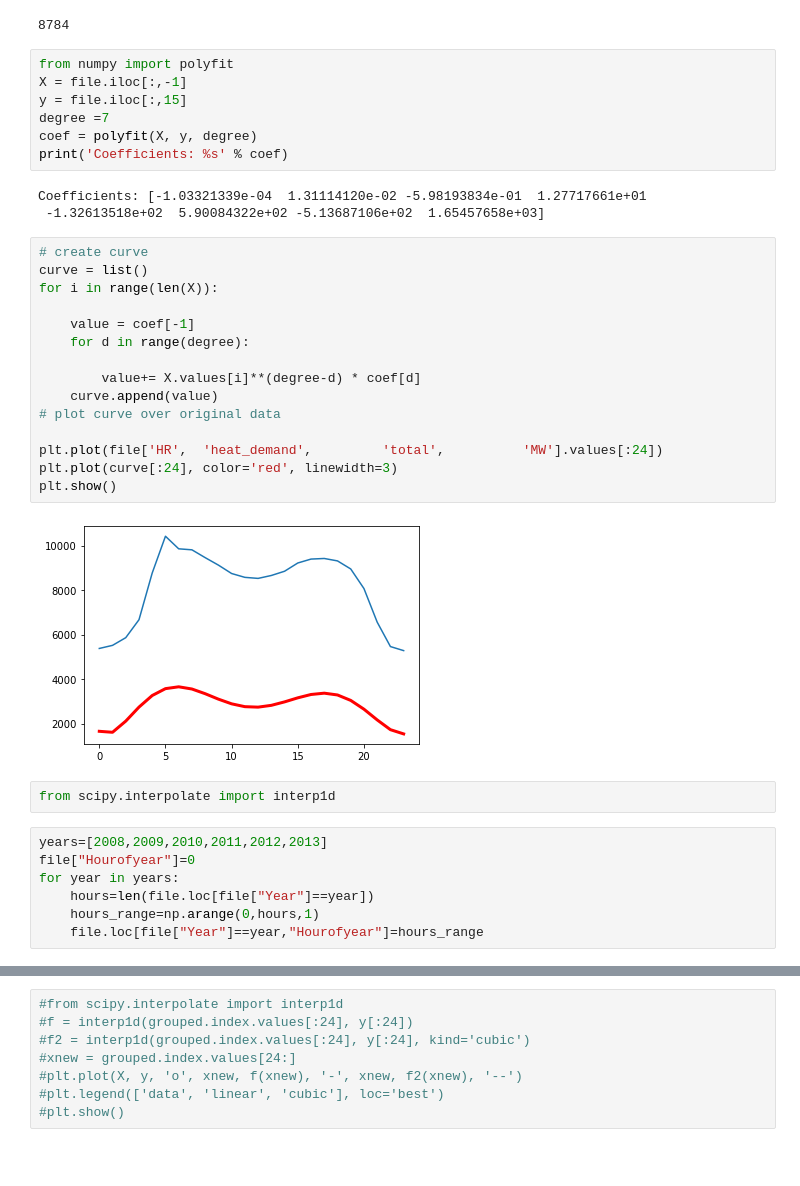
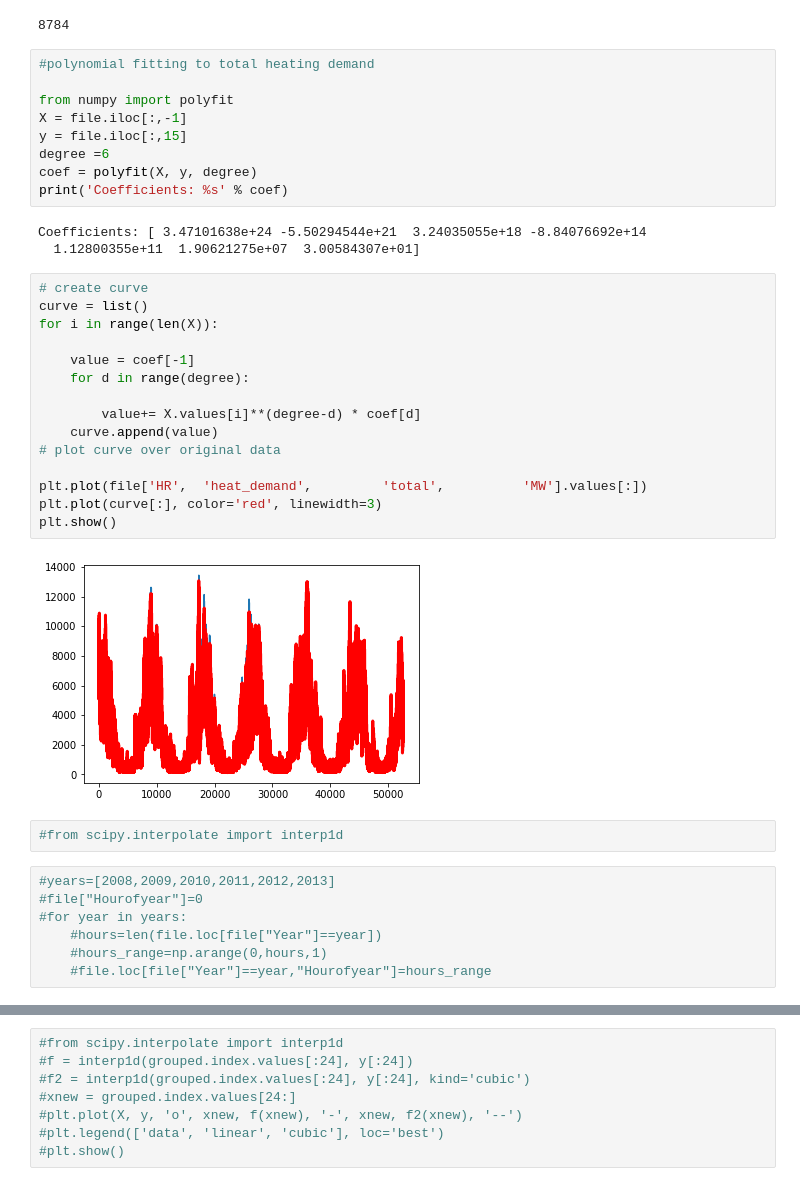
Before and after one commit to ehlimana/EMS, a Jupyter notebook: Untitled2.ipynb, the cells around one changed output, grey strips where cells are left out. Drawn from its saved outputs; the diff is of its cells as text; blank space fills up the shorter version.

```diff
--- a/Untitled2.ipynb
+++ b/Untitled2.ipynb
@@ -185,39 +191,41 @@ len(file.loc[file["Year"]==2008])
 # %% [output]
 8784
 # %%
+#polynomial fitting to total heating demand
+
 from numpy import polyfit
 X = file.iloc[:,-1]
 y = file.iloc[:,15]
-degree =7
+degree =6
 coef = polyfit(X, y, degree)
 print('Coefficients: %s' % coef)
 # %% [output]
-Coefficients: [-1.03321339e-04  1.31114120e-02 -5.98193834e-01  1.27717661e+01
- -1.32613518e+02  5.90084322e+02 -5.13687106e+02  1.65457658e+03]
+Coefficients: [ 3.47101638e+24 -5.50294544e+21  3.24035055e+18 -8.84076692e+14
+  1.12800355e+11  1.90621275e+07  3.00584307e+01]
 # %%
 # create curve
 curve = list()
 for i in range(len(X)):
 
     value = coef[-1]
     for d in range(degree):
 
         value+= X.values[i]**(degree-d) * coef[d]
     curve.append(value)
 # plot curve over original data
 
-plt.plot(file['HR',  'heat_demand',         'total',          'MW'].values[:24])
-plt.plot(curve[:24], color='red', linewidth=3)
+plt.plot(file['HR',  'heat_demand',         'total',          'MW'].values[:])
+plt.plot(curve[:], color='red', linewidth=3)
 plt.show()
 # %% [output]
-[figure, old version]
+[figure, new version]
 # %%
-from scipy.interpolate import interp1d
+#from scipy.interpolate import interp1d
 # %%
-years=[2008,2009,2010,2011,2012,2013]
-file["Hourofyear"]=0
-for year in years:
-    hours=len(file.loc[file["Year"]==year])
-    hours_range=np.arange(0,hours,1)
-    file.loc[file["Year"]==year,"Hourofyear"]=hours_range
+#years=[2008,2009,2010,2011,2012,2013]
+#file["Hourofyear"]=0
+#for year in years:
+    #hours=len(file.loc[file["Year"]==year])
+    #hours_range=np.arange(0,hours,1)
+    #file.loc[file["Year"]==year,"Hourofyear"]=hours_range
 # %%
```
Also changed, not shown: parts of 21 cells of this notebook, 3 other files.
